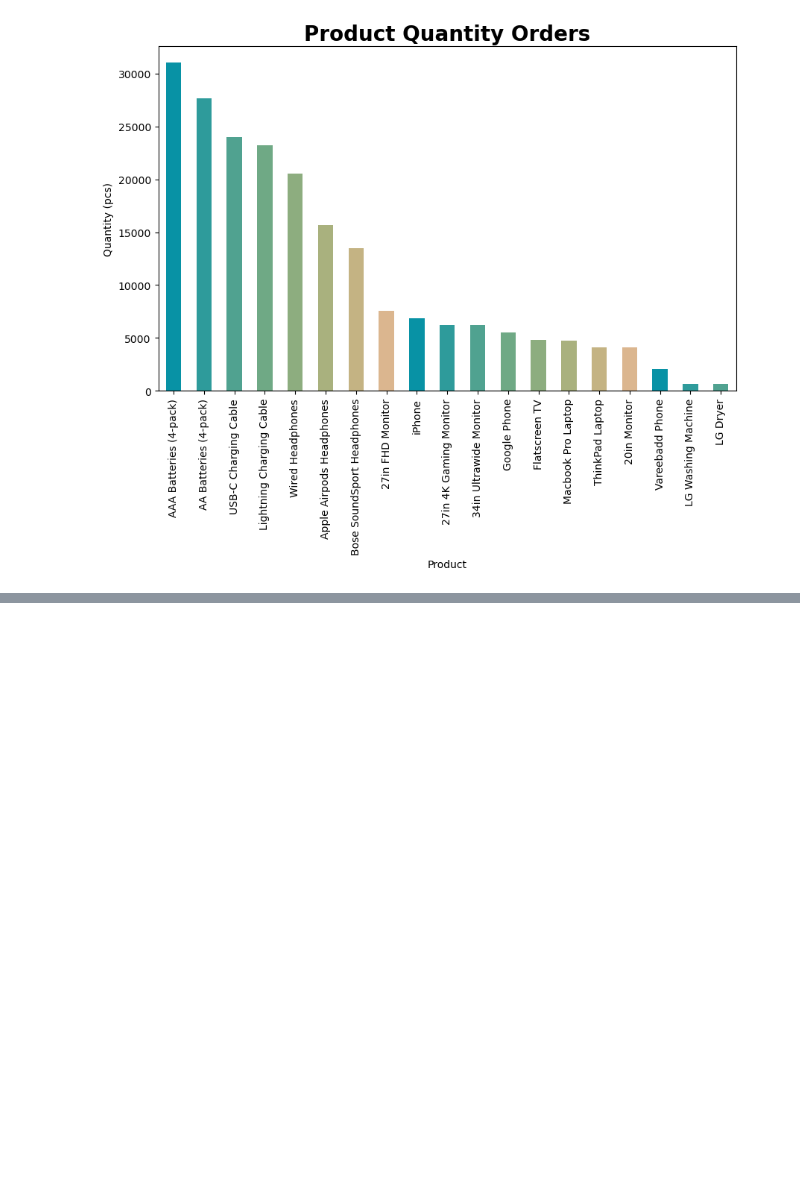
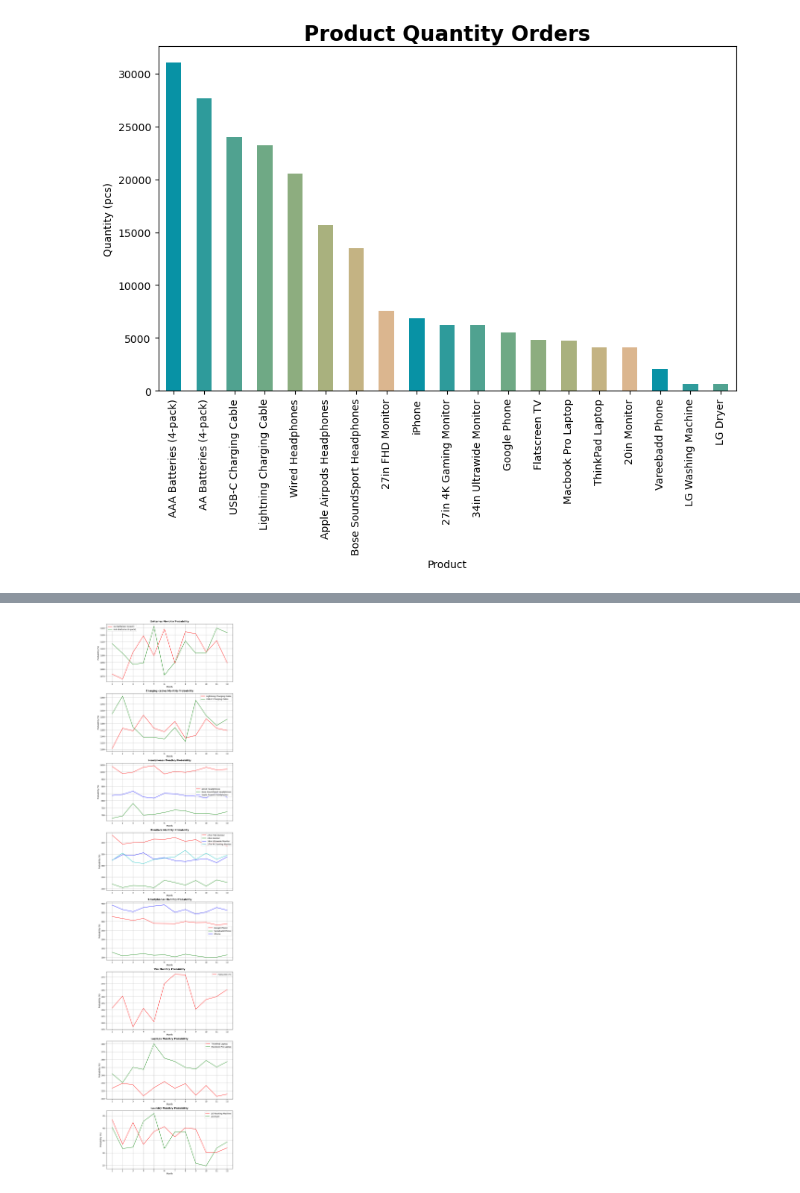
Before and after one commit to gozemallick/Ecosense, a Jupyter notebook: Ecosense.ipynb, the cells around one changed output, grey strips where cells are left out. Cells and saved outputs as stored; diff of their text form; code cells hidden in the pictures; blank space fills up the shorter version.

```diff
--- a/Ecosense.ipynb
+++ b/Ecosense.ipynb
@@ -253,0 +404,12 @@ plt.show()
+# %%
+total_product_count = len(df)
+
+for product in products:
+    product_count = len(df[df['Product'] == product])
+
+    # Calculate the probability for the current product
+    p_product = product_count / total_product_count
+    Pprime_product = 1 - p_product
+
+    print(f"Probability of the Customers that will order {product}: {p_product:.2%}")
+    print(f"Probability of the Customers that will not order {product}: {Pprime_product:.2%}")
@@ -253,0 +456,41 @@ plt.show()
+# %%
+import numpy as np
+import matplotlib.pyplot as plt
+
+# Your proba_prod function goes here
+
+categories = {
+    "Batteries": ["AA Batteries (4-pack)", "AAA Batteries (4-pack)"],
+    "Charging cables": ["Lightning Charging Cable", "USB-C Charging Cable"],
+    "Headphones": ["Wired Headphones", "Bose SoundSport Headphones", "Apple Airpods Headphones"],
+    "Monitors": ["27in FHD Monitor", "20in Monitor", "34in Ultrawide Monitor", "27in 4K Gaming Monitor"],
+    "Smartphones": ["Google Phone", "Vareebadd Phone", "iPhone"],
+    "TVs": ["Flatscreen TV"],
+    "Laptops": ["ThinkPad Laptop", "Macbook Pro Laptop"],
+    "Laundry": ["LG Washing Machine","LG Dryer"],
+}
+
+# Define a list of line colors
+line_colors = ['r', 'g', 'b', 'c', 'm', 'y', 'k']
+
+fig, axes = plt.subplots(len(categories), figsize=(10, 5 * len(categories)))
+
+for i, (category, products) in enumerate(categories.items()):
+    ax = axes[i]
+    product_probs = []
+
+    for product, color in zip(products, line_colors):
+        product_prob, _ = proba_prod([product])
+        ax.plot(range(1, 13), product_prob * 100, label=product, color=color)
+
+    ax.set_title(f'{category} Monthly Probability', weight='bold', fontsize=12, pad=10)
+    ax.grid()
+    ax.set_xticks(range(1, 13))
+    ax.set_xlabel('Month')
+    ax.set_ylabel('Probability (%)')
+    ax.legend()
+
+plt.tight_layout()
+plt.show()
+# %% [output]
+[figure, added]
```
Also changed, not shown: parts of 14 cells of this notebook.
